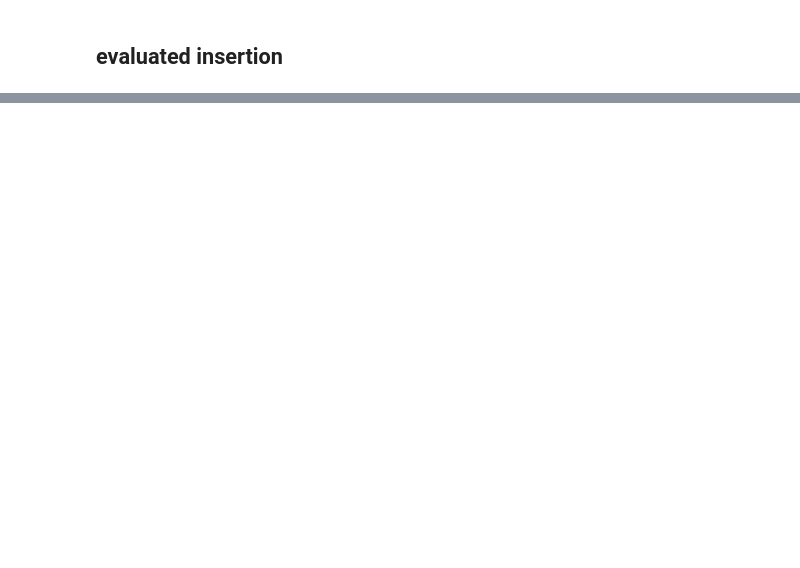
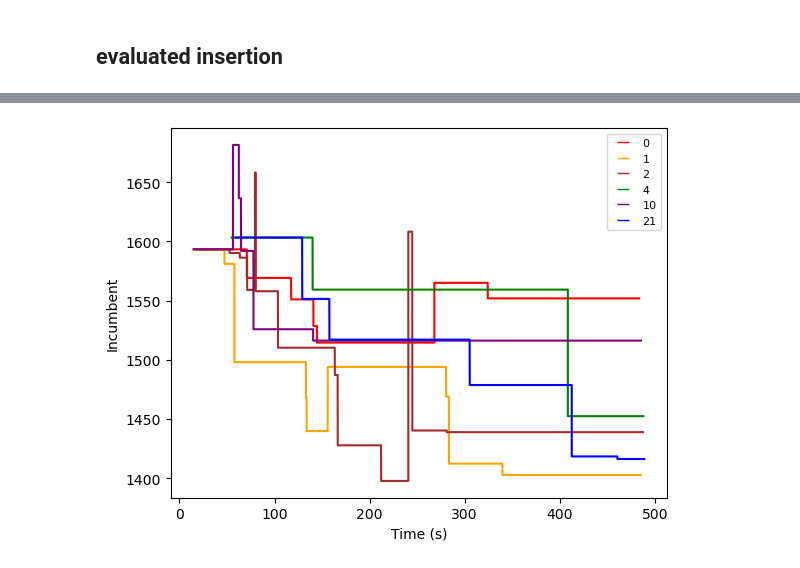
Before and after one commit to juanbeta98/E-CVRP-TW, a Jupyter notebook: Code/Visualizations.ipynb, the cells around one changed output, grey strips where cells are left out. Saved outputs shown, nothing was run; the diff lists cells and outputs as text; code cells hidden in the pictures; blank space fills up the shorter version.

```diff
--- a/Code/Visualizations.ipynb
+++ b/Code/Visualizations.ipynb
@@ -157,14 +183,14 @@ Grid = [{'Darwinian phi rate': {D_keys[i]: D_combination[i] for i in range(len(D
 # %%
 ### Uploading experimentation!!!
 
-test_instances = list()
-for ii in [5,10,15]:
-    for i in env.instances:
-        env.load_data(i)
-        if len(env.Costumers) == ii:
-            test_instances.append(i)
+test_instances = env.sizes['l']
+# for ii in [5,10,15]:
+#     for i in env.instances:
+#         env.load_data(i)
+#         if len(env.Costumers) == ii:
+#             test_instances.append(i)
 
-experiments = range(61,96)
+experiments = range(0,78)
 
 
 data_exp = dict()
@@ -192,6 +218,41 @@ for num in experiments:
 
 df = pd.DataFrame(data = d)
 df.to_excel('oppp-results.xlsx')
+# %%
+import matplotlib.pyplot as plt
+from matplotlib.lines import Line2D
+
+def plot_exp_performance(data, instance, experiments , objective = 'min_EV'):
+    colors = ['red', 'orange', 'brown', 'green', 'purple' , 'blue' ,'black', 'pink', 'tab:cyan','tab:olive','tab:gray',
+            'lime','lavender','firebrick','palevioletred','magenta','paleturquoise','gold','maroon']
+    if objective == 'min_EV':   list_idx = 2
+    else:   list_idx = 1
+
+    i = 0
+    legend_elements = []
+    for key, value in data.items():
+        if str(key) in experiments:
+            plt.plot(value[list_idx]['inc times'], value[list_idx]['incumbents'], color = colors[i])
+            legend_elements.append(Line2D([0], [0], marker='_', color=colors[i], label=f'{key}', lw=0,
+                            markerfacecolor=colors[i], markersize=8))
+            i+=1
+
+    # plt.title(f"{'experiment'}'s performance {instance}")
+    plt.xlabel('Time (s)')
+    plt.ylabel('Incumbent')
+
+    ax = plt.gca()
+    ax.legend(handles=legend_elements, loc='upper right', fontsize=8)
+
+    plt.show()
+
+
+instance = env.sizes['l'][3]
+experiemnts = [44 ,42 ,34 ,38 ,78 ,68]
+experiments = [str(i) for i in experiments]
+plot_exp_performance(data_exp[instance],experiments,instance, objective = 'min_EV')
+# %% [output]
+[figure, added]
 # %%
 ##### Export data to Excel
 list_idx = 2
```
Also changed, not shown: parts of 6 cells of this notebook, 1 other file.
